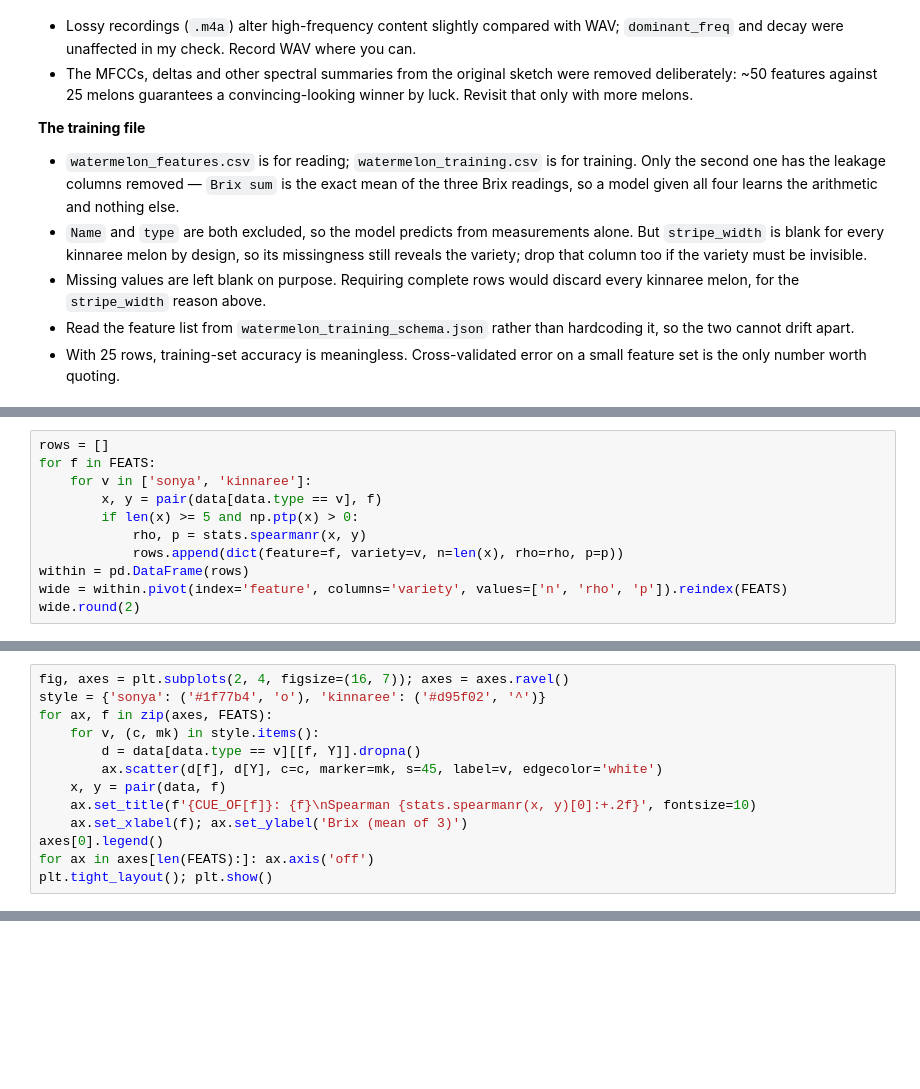
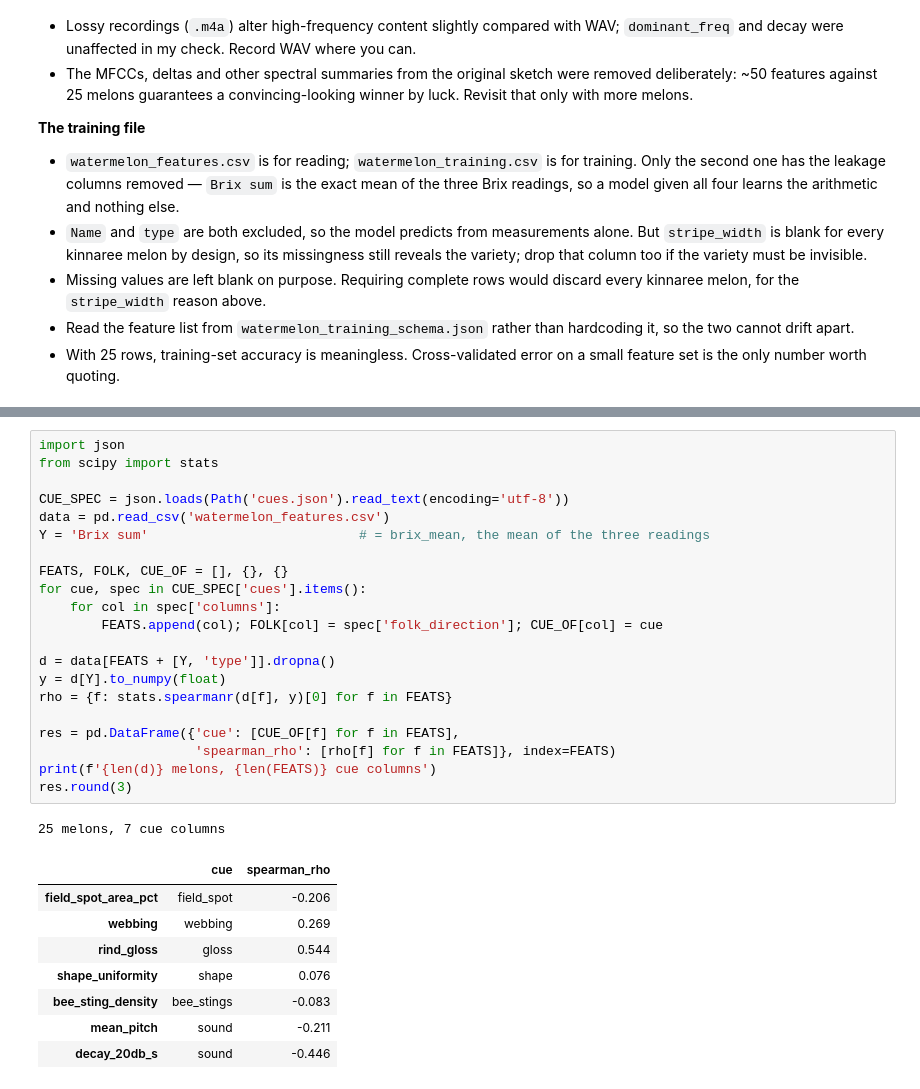
Before and after one commit to Some10n3/Watermelon, a Jupyter notebook: watermelon_features.ipynb, the cells around one changed output, grey strips where cells are left out. Saved outputs shown, nothing was run; the diff lists cells and outputs as text; blank space fills up the shorter version.

```diff
--- a/watermelon_features.ipynb
+++ b/watermelon_features.ipynb
@@ -1965,11 +1813,0 @@ Now the same Spearman correlation **inside each variety**. Each group has only 1
-# %%
-rows = []
-for f in FEATS:
-    for v in ['sonya', 'kinnaree']:
-        x, y = pair(data[data.type == v], f)
-        if len(x) >= 5 and np.ptp(x) > 0:
-            rho, p = stats.spearmanr(x, y)
-            rows.append(dict(feature=f, variety=v, n=len(x), rho=rho, p=p))
-within = pd.DataFrame(rows)
-wide = within.pivot(index='feature', columns='variety', values=['n', 'rho', 'p']).reindex(FEATS)
-wide.round(2)
@@ -1990,13 +1813,0 @@ A correlation number hides the shape. Each point is one melon (circles = sonya,
-# %%
-fig, axes = plt.subplots(2, 4, figsize=(16, 7)); axes = axes.ravel()
-style = {'sonya': ('#1f77b4', 'o'), 'kinnaree': ('#d95f02', '^')}
-for ax, f in zip(axes, FEATS):
-    for v, (c, mk) in style.items():
-        d = data[data.type == v][[f, Y]].dropna()
-        ax.scatter(d[f], d[Y], c=c, marker=mk, s=45, label=v, edgecolor='white')
-    x, y = pair(data, f)
-    ax.set_title(f'{CUE_OF[f]}: {f}\nSpearman {stats.spearmanr(x, y)[0]:+.2f}', fontsize=10)
-    ax.set_xlabel(f); ax.set_ylabel('Brix (mean of 3)')
-axes[0].legend()
-for ax in axes[len(FEATS):]: ax.axis('off')
-plt.tight_layout(); plt.show()
@@ -2046,0 +1833,31 @@ summary.round(2)
+# %%
+import json
+from scipy import stats
+
+CUE_SPEC = json.loads(Path('cues.json').read_text(encoding='utf-8'))
+data = pd.read_csv('watermelon_features.csv')
+Y = 'Brix sum'                           # = brix_mean, the mean of the three readings
+
+FEATS, FOLK, CUE_OF = [], {}, {}
+for cue, spec in CUE_SPEC['cues'].items():
+    for col in spec['columns']:
+        FEATS.append(col); FOLK[col] = spec['folk_direction']; CUE_OF[col] = cue
+
+d = data[FEATS + [Y, 'type']].dropna()
+y = d[Y].to_numpy(float)
+rho = {f: stats.spearmanr(d[f], y)[0] for f in FEATS}
+
+res = pd.DataFrame({'cue': [CUE_OF[f] for f in FEATS],
+                    'spearman_rho': [rho[f] for f in FEATS]}, index=FEATS)
+print(f'{len(d)} melons, {len(FEATS)} cue columns')
+res.round(3)
+# %% [output]
+25 melons, 7 cue columns
+|  | cue | spearman_rho |
+| field_spot_area_pct | field_spot | -0.206 |
+| webbing | webbing | 0.269 |
+| rind_gloss | gloss | 0.544 |
+| shape_uniformity | shape | 0.076 |
+| bee_sting_density | bee_stings | -0.083 |
+| mean_pitch | sound | -0.211 |
+| decay_20db_s | sound | -0.446 |
```
Also changed, not shown: parts of 26 cells of this notebook, 2 other files.
